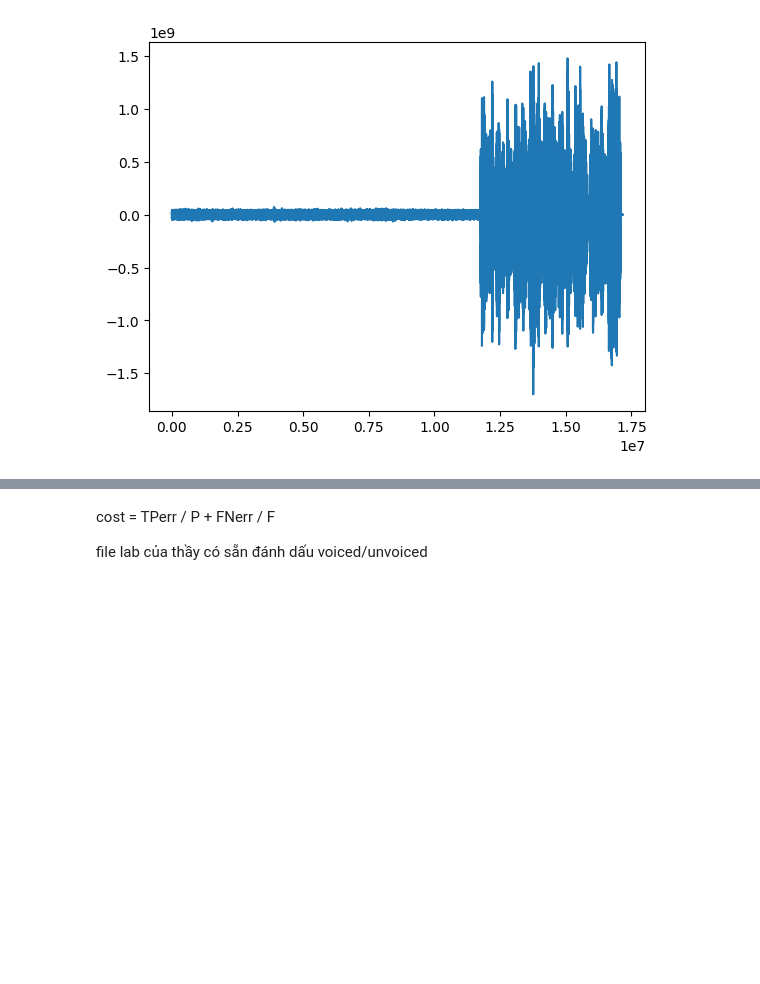
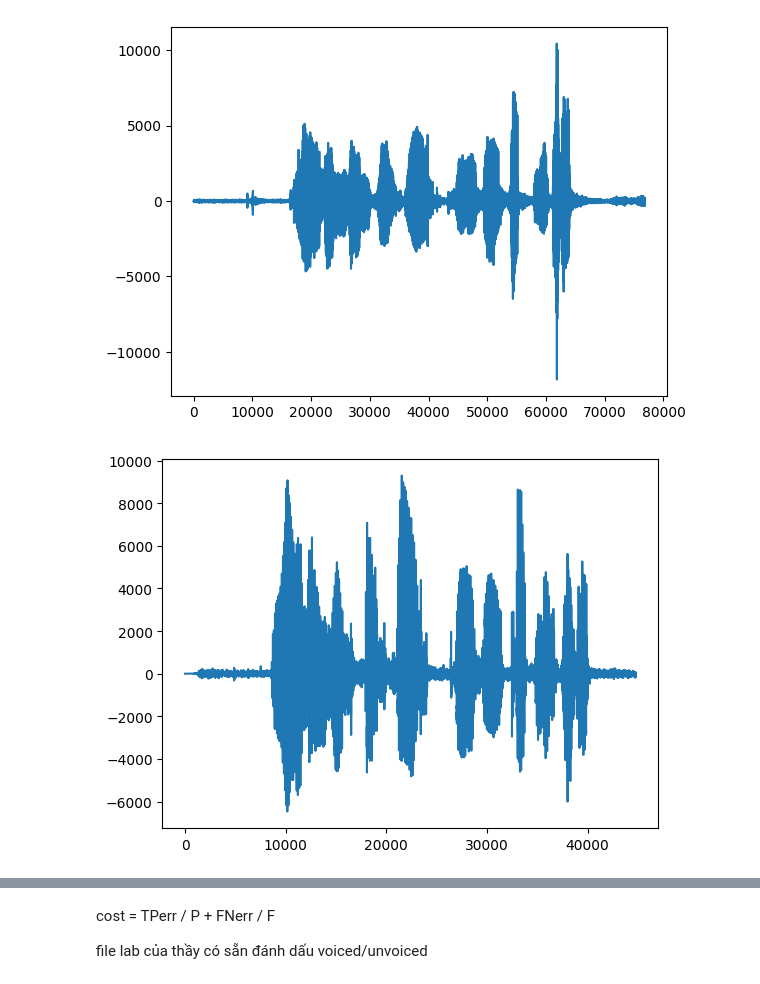
Before and after one commit to Skywoodthefifth/STE_Cost_function, a Jupyter notebook: TEST.ipynb, the cells around one changed output, grey strips where cells are left out. Drawn from its saved outputs; the diff is of its cells as text; code cells hidden in the pictures; blank space fills up the shorter version.

```diff
--- a/TEST.ipynb
+++ b/TEST.ipynb
@@ -1,16 +1,38 @@
 # %%
 import numpy as np
 import matplotlib.pyplot as plt
 from pydub import AudioSegment
 
-unvoice = AudioSegment.from_file("318622__matucha__roomtone_aircon_01.wav")
-voice = AudioSegment.from_file(
-    "519189__inspectorj__request-42-hmm-i-dont-know.wav")
+# unvoice = AudioSegment.from_file("318622__matucha__roomtone_aircon_01.wav")
+# voice = AudioSegment.from_file(
+#     "519189__inspectorj__request-42-hmm-i-dont-know.wav")
 
-uv_samples = np.array(unvoice.get_array_of_samples())
-v_samples = np.array(voice.get_array_of_samples())
+files = []
+files.append(AudioSegment.from_file("TinHieuHuanLuyen\phone_F2.wav"))
+files.append(AudioSegment.from_file("TinHieuHuanLuyen\phone_M2.wav"))
+files.append(AudioSegment.from_file("TinHieuHuanLuyen\studio_F2.wav"))
+files.append(AudioSegment.from_file("TinHieuHuanLuyen\studio_M2.wav"))
 
-plt.plot(np.concatenate([uv_samples, v_samples]))
+# uv_samples = np.array(unvoice.get_array_of_samples())
+# v_samples = np.array(voice.get_array_of_samples())
+
+PF2 = np.array(files[0].get_array_of_samples())
+PM2 = np.array(files[1].get_array_of_samples())
+SF2 = np.array(files[2].get_array_of_samples())
+SM2 = np.array(files[3].get_array_of_samples())
+
+# plt.plot(np.concatenate([uv_samples, v_samples]))
+plt.plot(PF2)
+
+plt.figure()
+plt.plot(PM2)
+
+plt.figure()
+plt.plot(SF2)
+
+plt.figure()
+plt.plot(SM2)
 plt.show()
 # %% [output]
-[figure, old version]
+[figure, new version]
+[figure, added]
```
Also changed, not shown: parts of 5 cells of this notebook, 18 other files.
